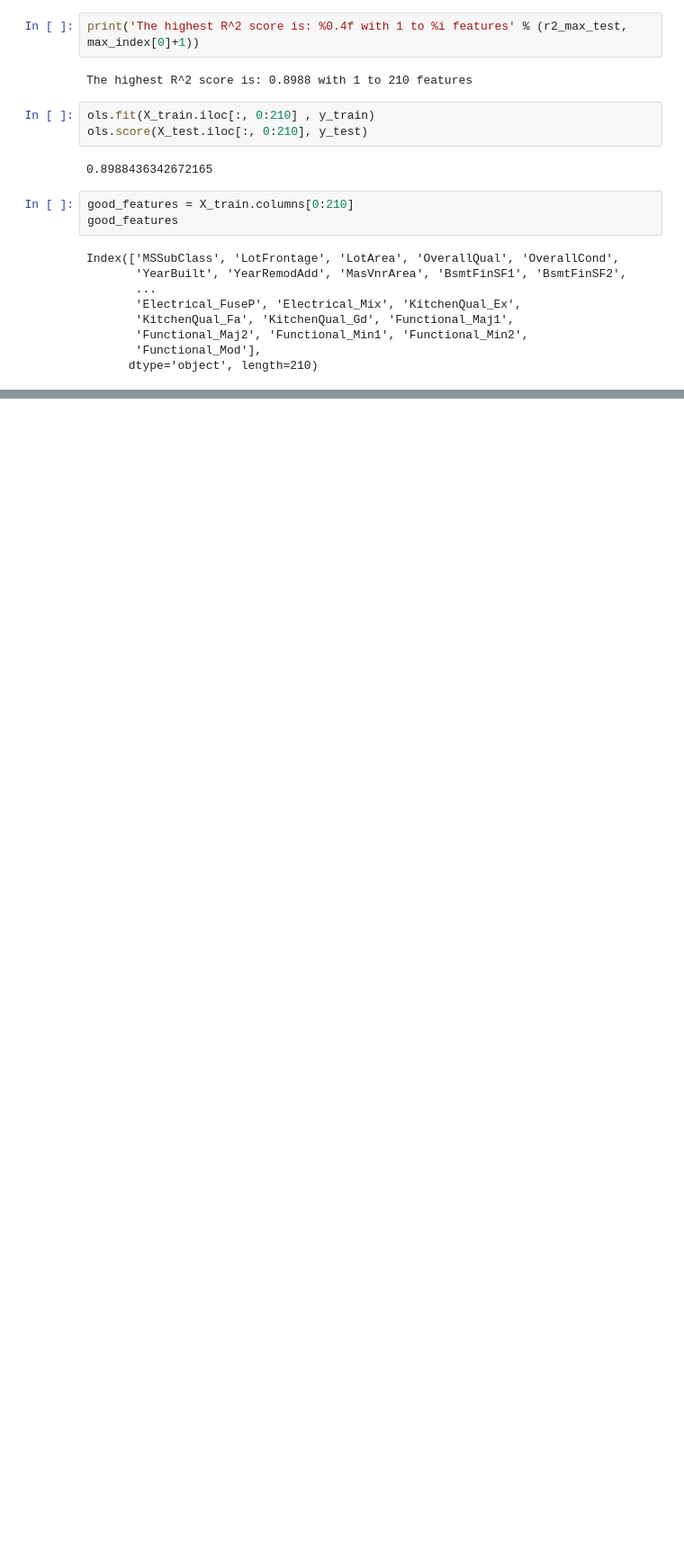
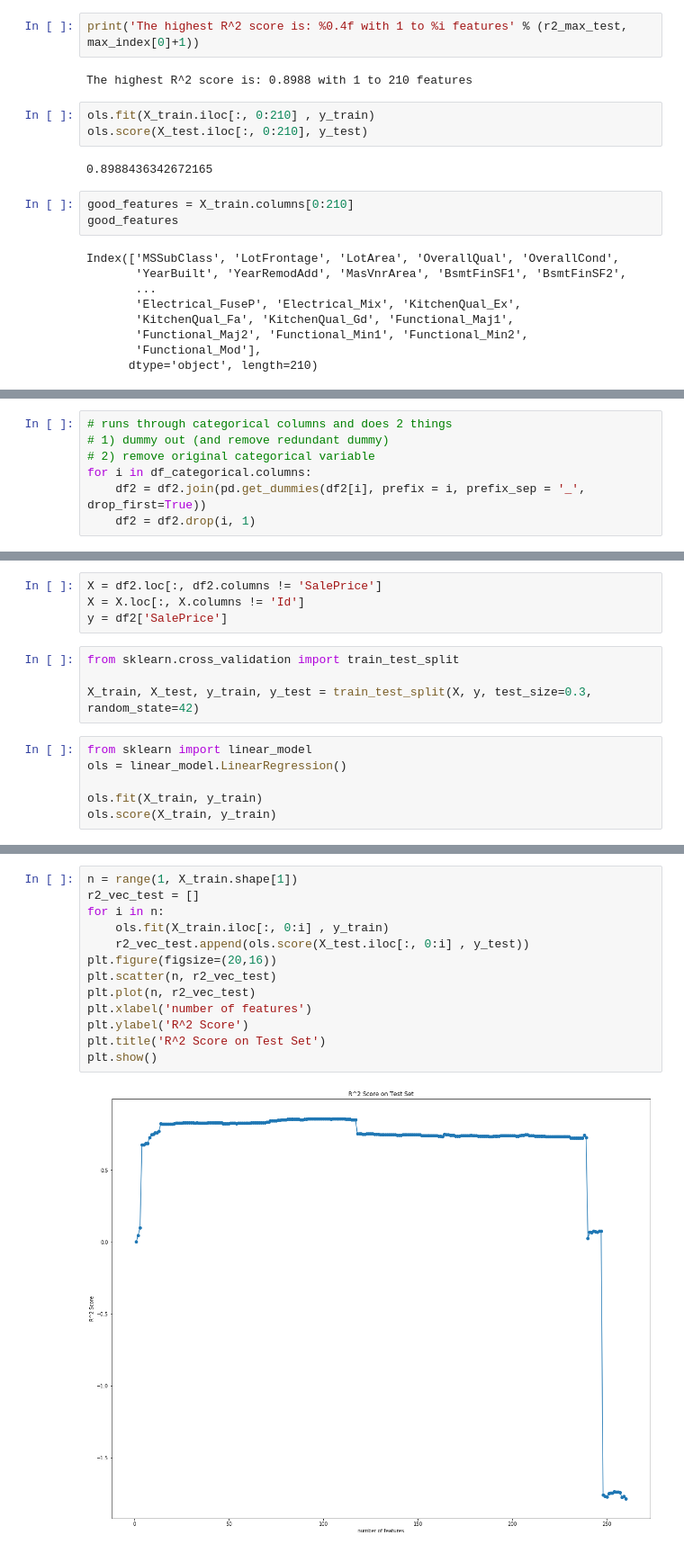
Before and after one commit to jakedaford/housing-prices-ML-project, a Jupyter notebook: josh/Initial EDA.ipynb, the cells around one changed output, grey strips where cells are left out. Shown: that part at 90% size. Saved outputs shown, nothing was run; the diff lists cells and outputs as text; blank space fills up the shorter version.

```diff
--- a/josh/Initial EDA.ipynb
+++ b/josh/Initial EDA.ipynb
@@ -965,0 +997,7 @@ Index(['MSSubClass', 'LotFrontage', 'LotArea', 'OverallQual', 'OverallCond',
+# %%
+# runs through categorical columns and does 2 things
+# 1) dummy out (and remove redundant dummy)
+# 2) remove original categorical variable
+for i in df_categorical.columns:
+    df2 = df2.join(pd.get_dummies(df2[i], prefix = i, prefix_sep = '_', drop_first=True))
+    df2 = df2.drop(i, 1)
@@ -965,0 +1011,14 @@ Index(['MSSubClass', 'LotFrontage', 'LotArea', 'OverallQual', 'OverallCond',
+# %%
+X = df2.loc[:, df2.columns != 'SalePrice']
+X = X.loc[:, X.columns != 'Id']
+y = df2['SalePrice']
+# %%
+from sklearn.cross_validation import train_test_split
+
+X_train, X_test, y_train, y_test = train_test_split(X, y, test_size=0.3, random_state=42)
+# %%
+from sklearn import linear_model
+ols = linear_model.LinearRegression()
+
+ols.fit(X_train, y_train)
+ols.score(X_train, y_train)
@@ -965,0 +1027,15 @@ Index(['MSSubClass', 'LotFrontage', 'LotArea', 'OverallQual', 'OverallCond',
+# %%
+n = range(1, X_train.shape[1])
+r2_vec_test = []
+for i in n:
+    ols.fit(X_train.iloc[:, 0:i] , y_train)
+    r2_vec_test.append(ols.score(X_test.iloc[:, 0:i] , y_test))
+plt.figure(figsize=(20,16))
+plt.scatter(n, r2_vec_test)
+plt.plot(n, r2_vec_test)
+plt.xlabel('number of features')
+plt.ylabel('R^2 Score')
+plt.title('R^2 Score on Test Set')
+plt.show()
+# %% [output]
+[figure, added]
```
Also changed, not shown: parts of 22 cells of this notebook, 1 other file.
